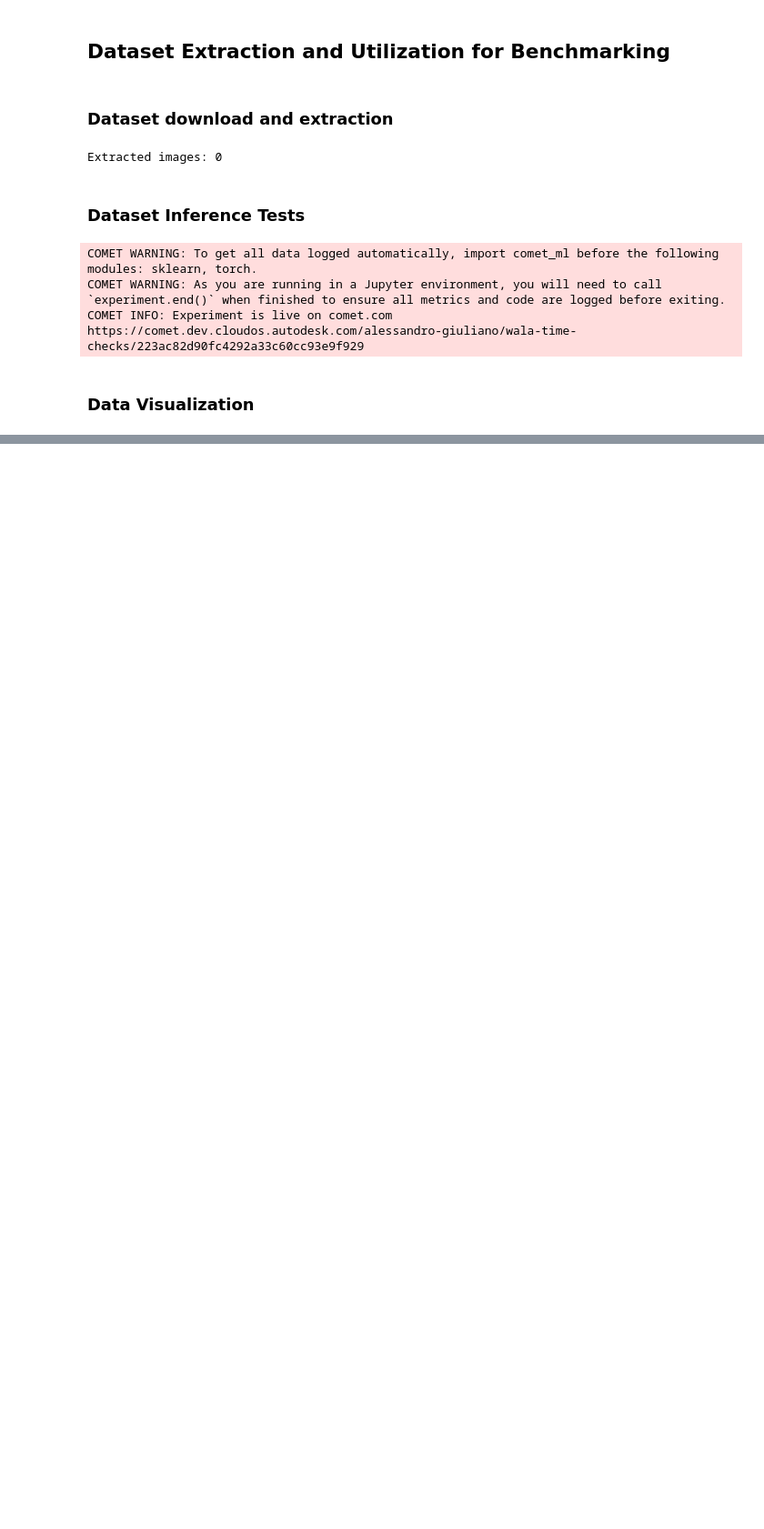
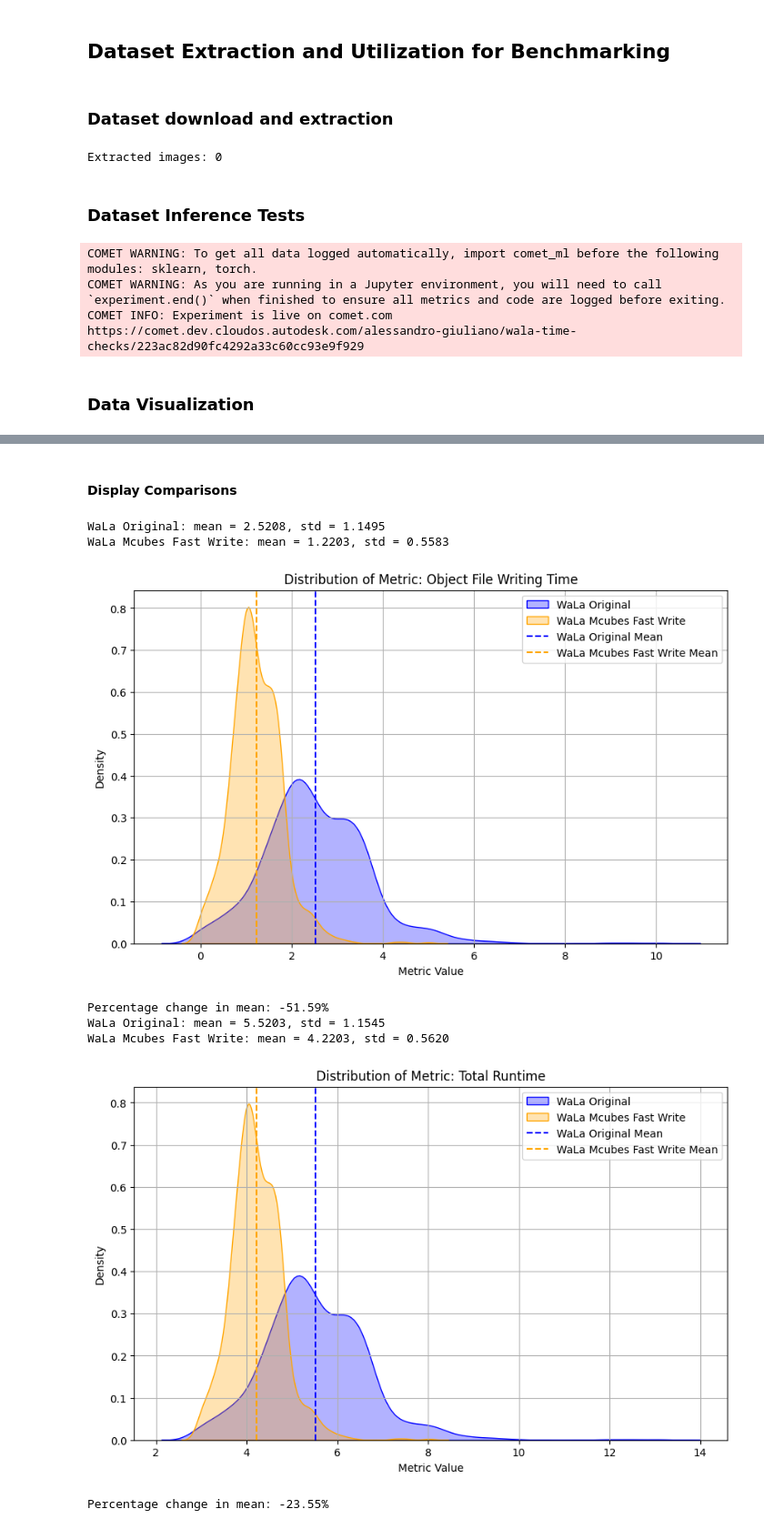
Before and after one commit to AutodeskAILab/WaLa, a Jupyter notebook: Baseline_Testing.ipynb, the cells around one changed output, grey strips where cells are left out. Shown at 91% size. Drawn from its saved outputs; the diff is of its cells as text; code cells hidden in the pictures; blank space fills up the shorter version.

```diff
--- a/Baseline_Testing.ipynb
+++ b/Baseline_Testing.ipynb
@@ -602,0 +662,79 @@ plt.show()
+# %% [markdown]
+#### Display Comparisons
+# %%
+def compare_metric_distribution(
+    experiment1, experiment2,
+    metric_name,
+    label1="Experiment 1",
+    label2="Experiment 2",
+    display_name=None
+):
+    # Retrieve metric data for both experiments
+    values1 = [float(point["metricValue"]) for point in experiment1.get_metrics(metric_name)]
+    values2 = [float(point["metricValue"]) for point in experiment2.get_metrics(metric_name)]
+
+    # Calculate mean and std
+    mean1, std1 = np.mean(values1), np.std(values1)
+    mean2, std2 = np.mean(values2), np.std(values2)
+
+    # Print mean and std
+    print(f"{label1}: mean = {mean1:.4f}, std = {std1:.4f}")
+    print(f"{label2}: mean = {mean2:.4f}, std = {std2:.4f}")
+
+    plt.figure(figsize=(10, 6))
+    # KDE plots
+    sns.kdeplot(values1, color='blue', label=label1, fill=True, alpha=0.3)
+    sns.kdeplot(values2, color='orange', label=label2, fill=True, alpha=0.3)
+    # Plot means
+    plt.axvline(mean1, color='blue', linestyle='--', label=f"{label1} Mean")
+    plt.axvline(mean2, color='orange', linestyle='--', label=f"{label2} Mean")
+
+    # Annotate mean and std on the plot
+    #plt.text(mean1, plt.ylim()[1]*0.9, f"μ={mean1:.2f}\nσ={std1:.2f}", color='blue', ha='center')
+    #plt.text(mean2, plt.ylim()[1]*0.8, f"μ={mean2:.2f}\nσ={std2:.2f}", color='orange', ha='center')
+
+    plt.xlabel("Metric Value")
+    plt.ylabel("Density")
+    plt.title(f"Distribution of Metric: {display_name or metric_name}")
+    plt.legend()
+    plt.grid()
+    plt.show()
+
+    # Print percentage change in means
+    if mean1 != 0:
+        pct_change = ((mean2 - mean1) / mean1) * 100
+        print(f"Percentage change in mean: {pct_change:.2f}%")
+    else:
+        print("Cannot compute percentage change: mean of first experiment is zero.")
+
+# Retrieve both experiments
+experiment1 = comet_api.get_experiment(workspace, project_name, experiment_keys['Benchmark'])
+experiment2 = comet_api.get_experiment(workspace, project_name, experiment_keys['mcubes_fast_write'])
+
+
+# Compare "export obj time"
+compare_metric_distribution(
+    experiment1, experiment2,
+    metric_name="export obj time",
+    label1="WaLa Original",
+    label2="WaLa Mcubes Fast Write",
+    display_name="Object File Writing Time"
+)
+
+# Compare "Default Delta" (total runtime)
+compare_metric_distribution(
+    experiment1, experiment2,
+    metric_name="Default Delta",
+    label1="WaLa Original",
+    label2="WaLa Mcubes Fast Write",
+    display_name="Total Runtime"
+)
+# %% [output]
+WaLa Original: mean = 2.5208, std = 1.1495
+WaLa Mcubes Fast Write: mean = 1.2203, std = 0.5583
+[figure, added]
+Percentage change in mean: -51.59%
+WaLa Original: mean = 5.5203, std = 1.1545
+WaLa Mcubes Fast Write: mean = 4.2203, std = 0.5620
+[figure, added]
+Percentage change in mean: -23.55%
```
Also changed, not shown: parts of 8 cells of this notebook, 2 other files.
